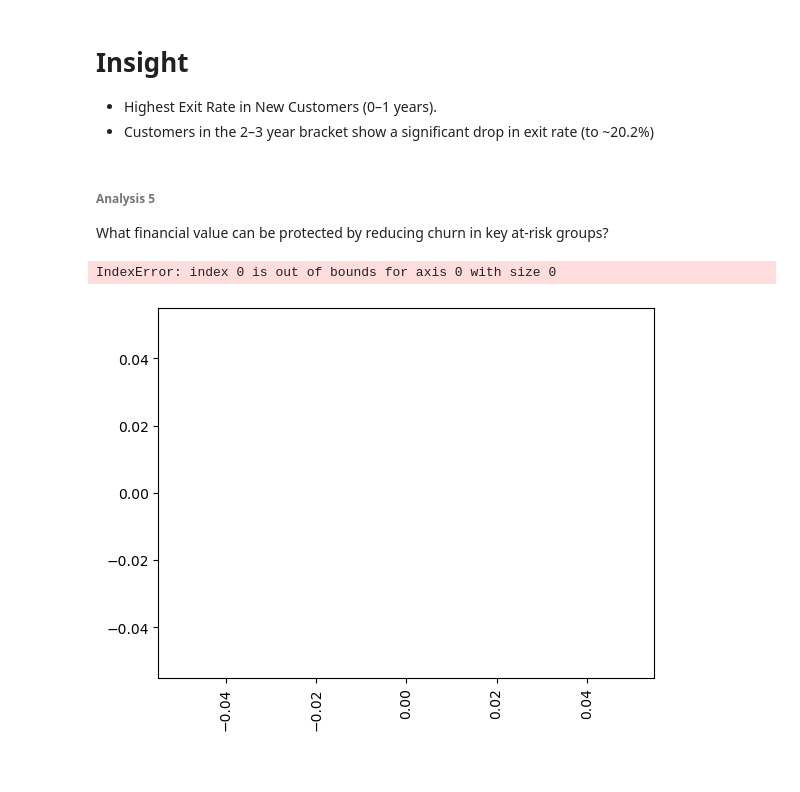
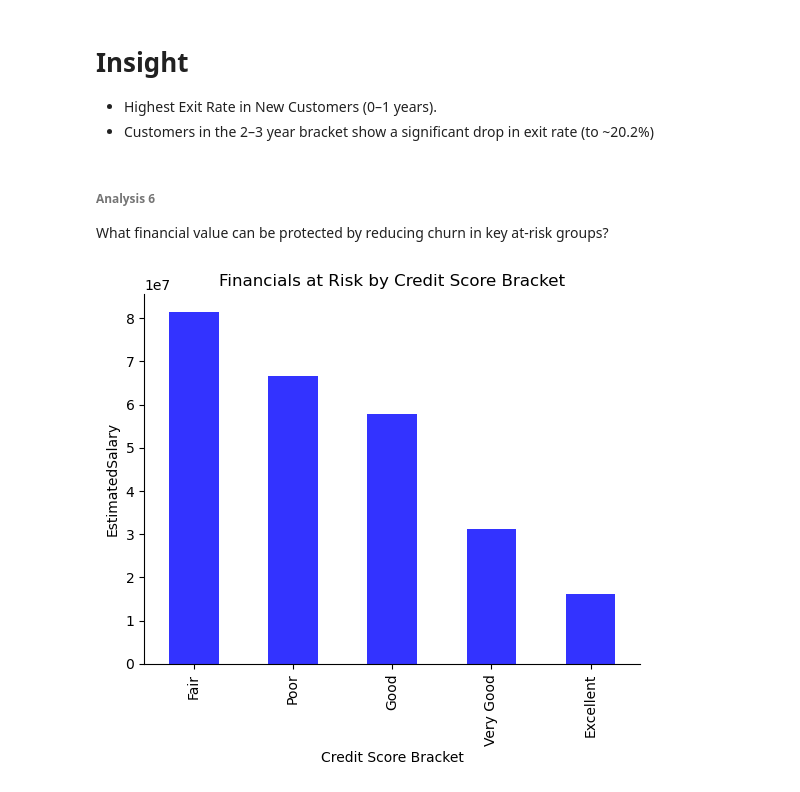
Before and after one commit to Aremo-Titilope/Bank-Customers-Analysis, a Jupyter notebook: Bank Customer Analysis.ipynb, the cells around one changed output. Cells and saved outputs as stored; diff of their text form; code cells hidden in the pictures.

```diff
--- a/Bank Customer Analysis.ipynb
+++ b/Bank Customer Analysis.ipynb
@@ -307,0 +280,2 @@ comb_df.replace('French','France')
+# %%
+comb_df["EstimatedSalary"] = comb_df["EstimatedSalary"].str.replace("€", "").str.replace(",", "").astype(float)
@@ -308,3 +302,4 @@ comb_df.replace('French','France')
 # %%
-comb_df["Balance"] = comb_df["Balance"].astype(str).str.replace(r"[^0-9.\-]", "", regex=True)
-comb_df["EstimatedSalary"] = comb_df["EstimatedSalary"].astype(str).str.replace(r"[^0-9.\-]", "", regex=True)
+comb_df["Credit Card Holder"] = comb_df["Credit Card Holder"].map({"Yes": 1, "No": 0})
+comb_df["Active Member"] = comb_df["Active Member"].map({"Yes": 1, "No": 0})
+comb_df[["Credit Card Holder", "Active Member"]].head(10)
@@ -311,7 +318,10 @@ comb_df["EstimatedSalary"] = comb_df["EstimatedSalary"].astype(str).str.replace(
 # %%
-# Convert to numeric
-comb_df["Balance"] = pd.to_numeric(comb_df["Balance"], errors="coerce")
-comb_df["EstimatedSalary"] = pd.to_numeric(comb_df["EstimatedSalary"], errors="coerce")
-comb_df = comb_df.dropna(subset=["Credit_Score_Bracket"])
-agg = comb_df.groupby("Credit_Score_Bracket", observed=True) [["Balance", "EstimatedSalary"]].count().reset_index()
-print(agg)
+comb_df["Geography"] = comb_df["Geography"].replace({
+    "FRA": "France",
+    "French": "France",
+    "France": "France",
+    "Spain": "Spain",
+    "ESP": "Spain",
+    "Germany": "Germany",
+    "GER": "Germany"
+})
@@ -325,12 +327,0 @@ print(agg)
-# %%
-# Step 2: Convert to numeric (turn bad values into NaN if they can't be parsed)
-comb_df["Balance"] = pd.to_numeric(comb_df["Balance"], errors="coerce")
-comb_df["EstimatedSalary"] = pd.to_numeric(comb_df["EstimatedSalary"], errors="coerce")
-
-# Step 3: Drop rows with missing credit score brackets
-comb_df = comb_df.dropna(subset=["Credit_Score_Bracket"])
-
-# Step 4: Group and calculate means
-agg = comb_df.groupby("Credit_Score_Bracket")[["Balance", "EstimatedSalary"]].mean().reset_index()
-
-print(agg)
@@ -584,21 +598,20 @@ plt.show()
 * Highest Exit Rate in New Customers (0–1 years).
 * Customers in the 2–3 year bracket show a significant drop in exit rate (to ~20.2%)
 # %% [markdown]
-###### Analysis 5
+###### Analysis 6
 
 What financial value can be protected by reducing churn in key at-risk groups?
 # %%
-at_risk = comb_df[
+riskgrp = comb_df[
     (comb_df['Active Member'] == 0) & (comb_df['NumOfProducts'] <= 1)
 ]
-risk_value = at_risk.groupby("Credit_Score_Bracket", observed=True)["EstimatedSalary"].sum().sort_values(ascending=False)
+risk_value = riskgrp.groupby("Credit_Score_Bracket", observed=True)["EstimatedSalary"].sum().sort_values(ascending=False)
 risk_value.plot(kind="bar", color="blue", alpha=0.8)
 
-plt.title("Financial Value at Risk by Credit Score Bracket")
+plt.title("Financials at Risk by Credit Score Bracket")
 plt.xlabel("Credit Score Bracket")
 plt.ylabel("EstimatedSalary")
 sb.despine()
 plt.show()
 # %% [output]
-IndexError: index 0 is out of bounds for axis 0 with size 0
-[figure, old version]
+[figure, new version]
```
Also changed, not shown: parts of 26 cells of this notebook, 1 other file.
